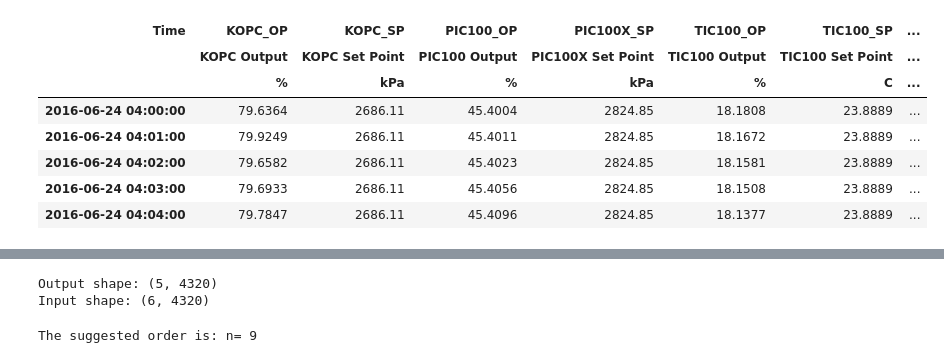
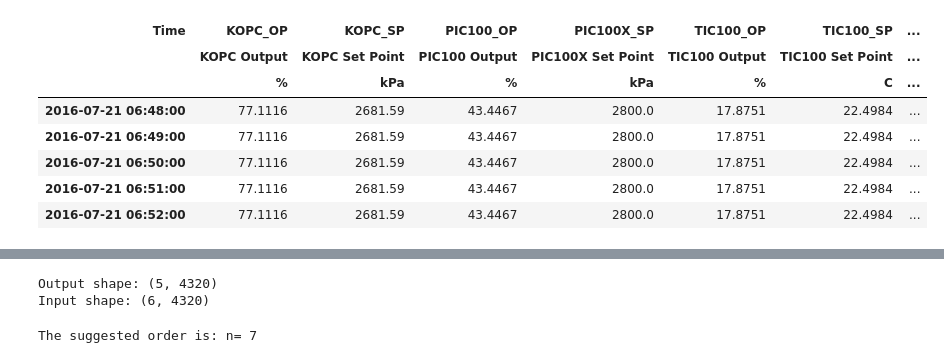
Before and after one commit to Robbie1/sysid, a Jupyter notebook: notebooks/model_id_uptream_june_dataset_HP_section.ipynb, the cells around one changed output, grey strips where cells are left out. Cells and saved outputs as stored; diff of their text form; code cells hidden in the pictures.

```diff
--- a/notebooks/model_id_uptream_june_dataset_HP_section.ipynb
+++ b/notebooks/model_id_uptream_june_dataset_HP_section.ipynb
@@ -6,17 +6,17 @@ import plots
 # %%
 #load spteptest data from a TSV file
 file = r'..\data\upstream_june_extracted.txt'
 step_test_data = pd.read_table(file,header=[0, 1,2],index_col=[0], parse_dates=[0])
-step_test_data.head()
+step_test_data.tail()
 # %% [output]
 | Time | KOPC_OP | KOPC_SP | PIC100_OP | PIC100X_SP | TIC100_OP | TIC100_SP | ... |
 |  | KOPC Output | KOPC Set Point | PIC100 Output | PIC100X Set Point | TIC100 Output | TIC100 Set Point | ... |
 |  | % | kPa | % | kPa | % | C | ... |
-| 2016-06-24 04:00:00 | 79.6364 | 2686.11 | 45.4004 | 2824.85 | 18.1808 | 23.8889 | ... |
-| 2016-06-24 04:01:00 | 79.9249 | 2686.11 | 45.4011 | 2824.85 | 18.1672 | 23.8889 | ... |
-| 2016-06-24 04:02:00 | 79.6582 | 2686.11 | 45.4023 | 2824.85 | 18.1581 | 23.8889 | ... |
-| 2016-06-24 04:03:00 | 79.6933 | 2686.11 | 45.4056 | 2824.85 | 18.1508 | 23.8889 | ... |
-| 2016-06-24 04:04:00 | 79.7847 | 2686.11 | 45.4096 | 2824.85 | 18.1377 | 23.8889 | ... |
+| 2016-07-21 06:48:00 | 77.1116 | 2681.59 | 43.4467 | 2800.0 | 17.8751 | 22.4984 | ... |
+| 2016-07-21 06:49:00 | 77.1116 | 2681.59 | 43.4467 | 2800.0 | 17.8751 | 22.4984 | ... |
+| 2016-07-21 06:50:00 | 77.1116 | 2681.59 | 43.4467 | 2800.0 | 17.8751 | 22.4984 | ... |
+| 2016-07-21 06:51:00 | 77.1116 | 2681.59 | 43.4467 | 2800.0 | 17.8751 | 22.4984 | ... |
+| 2016-07-21 06:52:00 | 77.1116 | 2681.59 | 43.4467 | 2800.0 | 17.8751 | 22.4984 | ... |
 # %%
 #slice data for model identification case
 start = '2016-07-01 04:00:00'
@@ -65,8 +65,8 @@ sys_id = system_identification(
     SS_fixed_order=fix_ordr,
     SS_max_order=max_order,
     IC=IC,
-    SS_f=TSS,
-    SS_p=TSS,
+    SS_f=TH,
+    SS_p=TH,
     SS_D_required=req_D,
     SS_A_stability=force_A_stable
     )
@@ -78,4 +78,4 @@ sys_id = system_identification(
 model = 'feac2.npz'
 np.savez(model, A=sys_id.A, B=sys_id.B, C=sys_id.C, D=sys_id.D, K=sys_id.K, X0=sys_id.x0)
 # %% [output]
-The suggested order is: n= 9
+The suggested order is: n= 7
```
Also changed, not shown: parts of 3 cells of this notebook, 10 other files.
